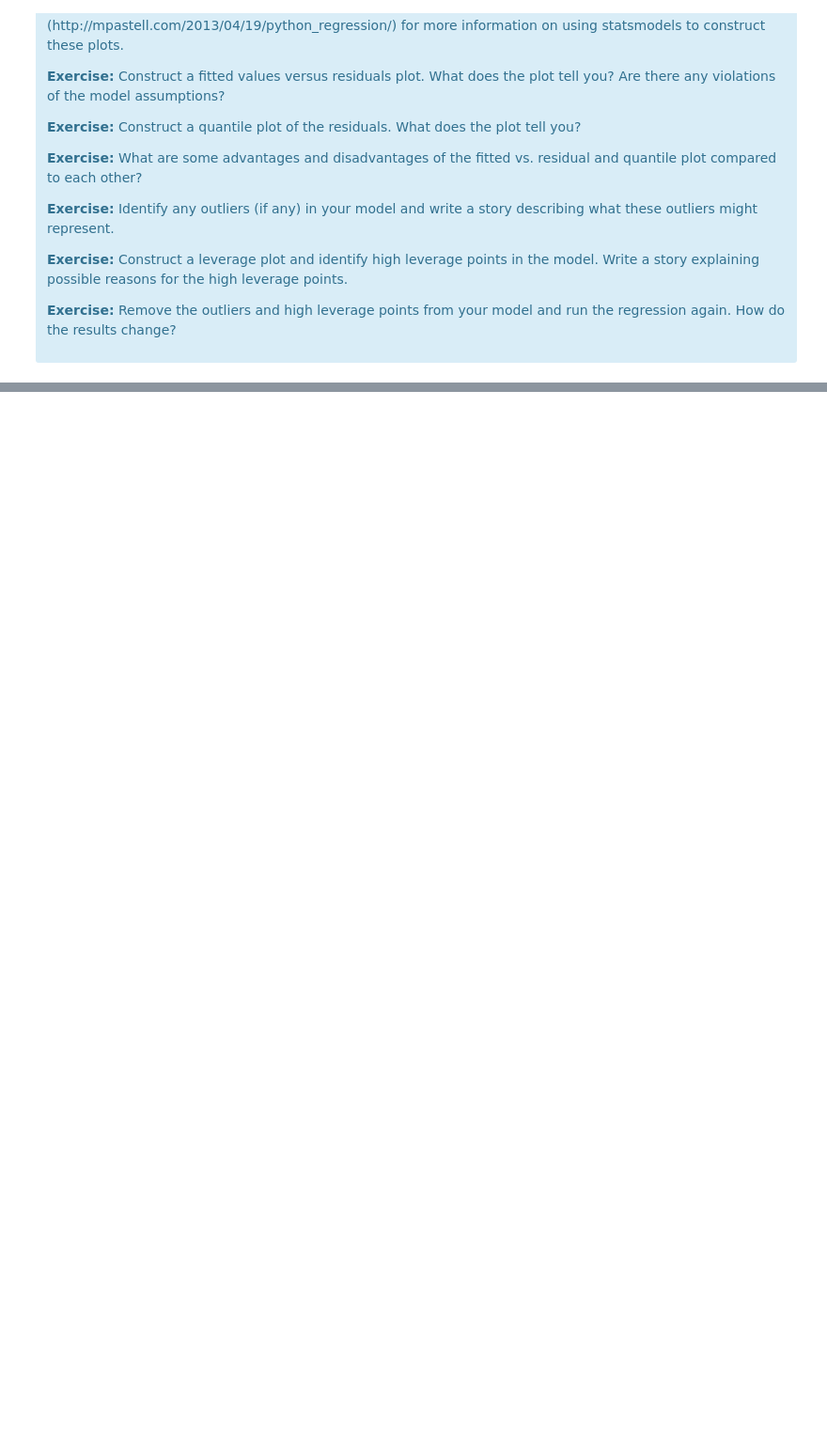
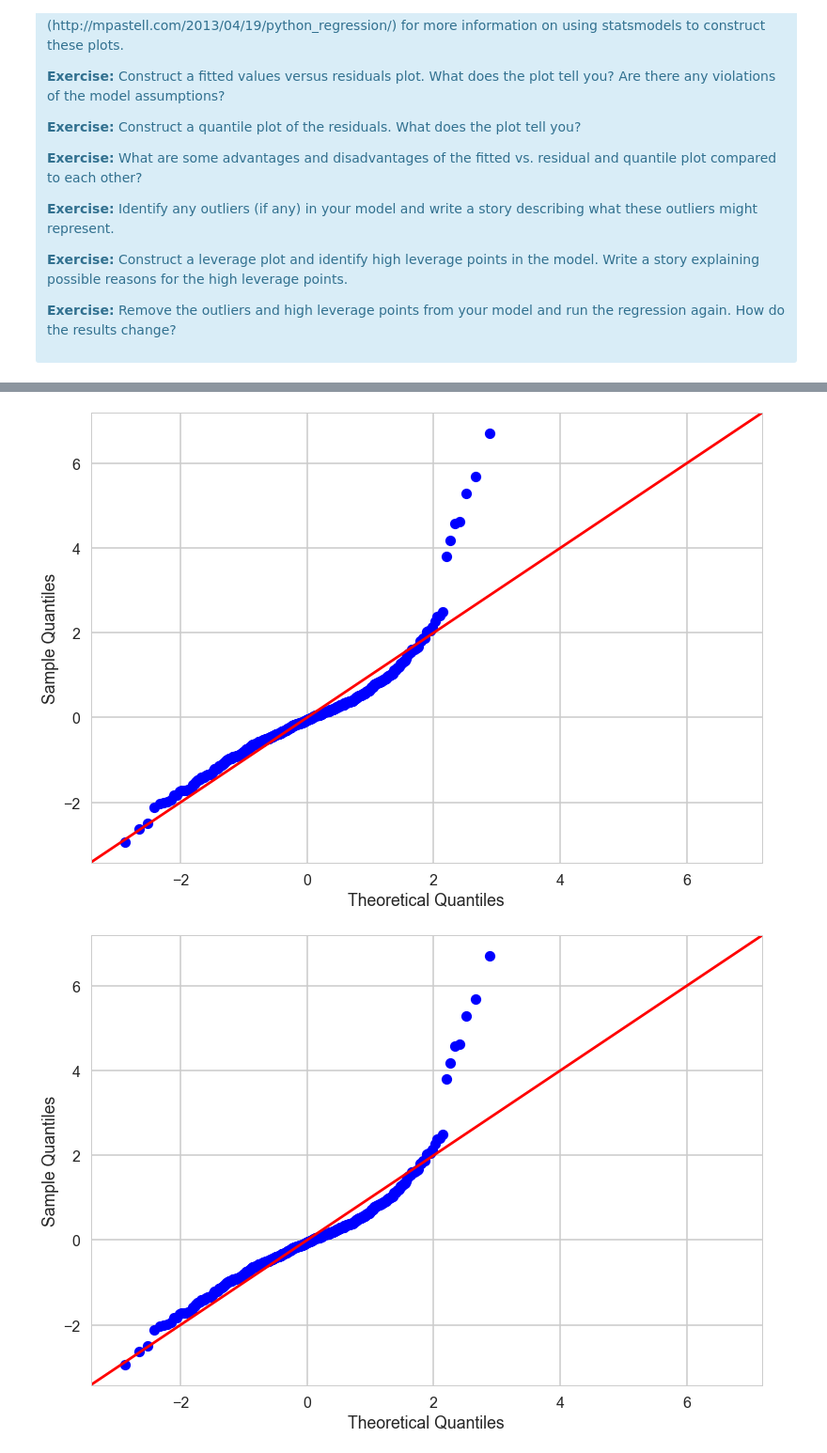
Before and after one commit to mskaerthomason/Springboard-Projects, a Jupyter notebook: linear_regression/Mini_Project_Linear_Regression.ipynb, the cells around one changed output, grey strips where cells are left out. Shown at 94% size. Saved outputs shown, nothing was run; the diff lists cells and outputs as text; code cells hidden in the pictures; blank space fills up the shorter version.

```diff
--- a/linear_regression/Mini_Project_Linear_Regression.ipynb
+++ b/linear_regression/Mini_Project_Linear_Regression.ipynb
@@ -906,0 +939,6 @@ There are some other issues that are important investigate with linear regressio
+# %%
+sm.qqplot(m3.resid, line='45', fit=True)
+# why are there two plots?
+# %% [output]
+[figure, added]
+[figure, added]
```
Also changed, not shown: parts of 8 cells of this notebook.
